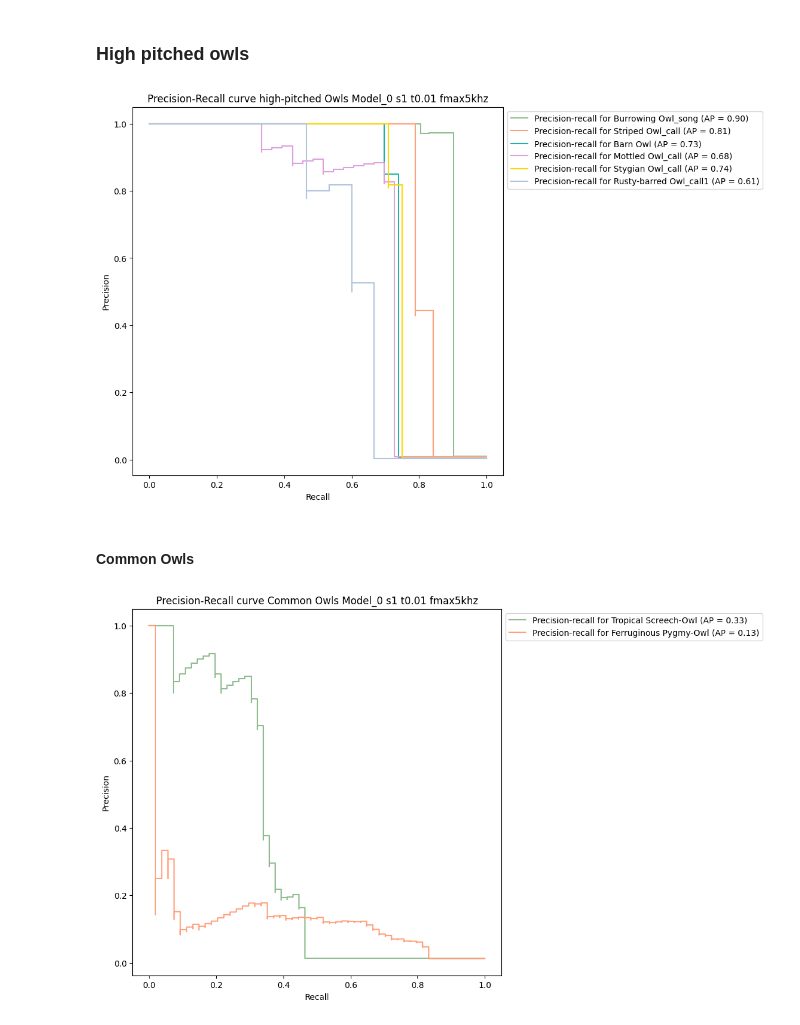
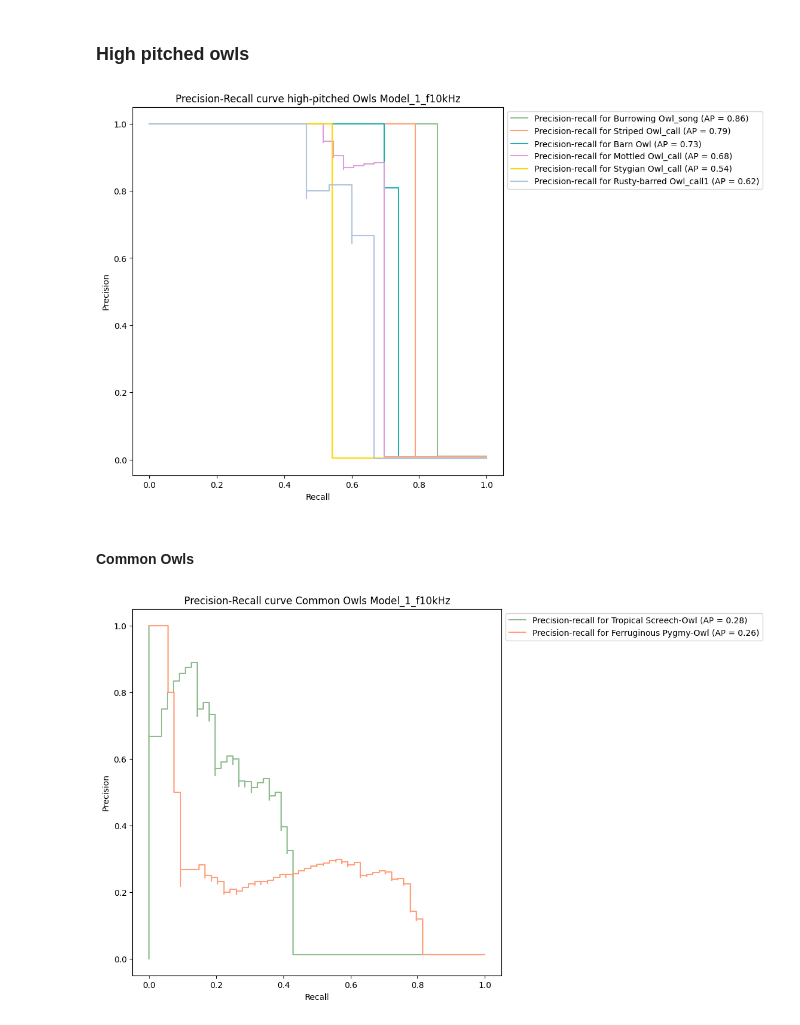
Before and after one commit to agosjuncosa/Retraining-BirdNET_Owls, a Jupyter notebook: AL_BirdNET/Evaluation/Evaluation_macro mAP_BirdNET.ipynb, the cells around one changed output. Drawn from its saved outputs; the diff is of its cells as text; code cells hidden in the pictures.

```diff
--- a/AL_BirdNET/Evaluation/Evaluation_macro mAP_BirdNET.ipynb
+++ b/AL_BirdNET/Evaluation/Evaluation_macro mAP_BirdNET.ipynb
@@ -7,7 +7,7 @@ from sklearn.metrics import average_precision_score
 # %%
 # Paths to the CSV files
 true_labels_path = ('/mnt/d/retraining_BirdNET_2025/model_test/input_ready/one-hot-encoded_validation1.csv')
-predictions_path = ('/mnt/d/retraining_BirdNET_2025/model_test/results/model_0_0129_s1_t0.01_analyzed5khz/m0_predicted_labels.csv')
+predictions_path = ('/mnt/d/retraining_BirdNET_2025/model_test/results/m1_02192025_trained-analyzedf10kHz/m1_predicted_labels.csv')
 # %%
 # Load the DataFrames
 true_labels_df = pd.read_csv(true_labels_path)
@@ -215,13 +215,13 @@ for class_name, class_idx, color in zip(selected_class_names, selected_classes,
 # Add title and legend
 
 
-ax.set_title("Precision-Recall curve high-pitched Owls Model_0 s1 t0.01 fmax5khz")
+ax.set_title("Precision-Recall curve high-pitched Owls Model_1_f10kHz")
 ax.legend(loc="upper left", bbox_to_anchor=(1, 1))  # Adjust location to the right of the plot
 
 # Adjust layout to make room for the legend
 plt.tight_layout(rect=[1, 1, 0.75, 2])
 # Save the plot as PNG or JPG
-plt.savefig('/mnt/d/retraining_BirdNET_2025/model_test/results/model_0_0129_s1_t0.01_analyzed5khz/high-pitch-owls_precision_recall_curve.png', format='png', dpi=300, bbox_inches='tight')  # PNG format
+plt.savefig('/mnt/d/retraining_BirdNET_2025/model_test/results/m1_02192025_trained-analyzedf10kHz/high-pitch-owls_precision_recall_curve.png', format='png', dpi=300, bbox_inches='tight')  # PNG format
 # plt.savefig('precision_recall_curve.jpg', format='jpg', dpi=300)  # JPG format
 
 # Show the plot
@@ -229,7 +229,7 @@ plt.savefig('/mnt/d/retraining_BirdNET_2025/model_test/results/model_0_0129_s1_t
 
 plt.show()
 # %% [output]
-[figure, old version]
+[figure, new version]
 # %% [markdown]
 #### Common Owls
 # %%
@@ -242,36 +242,36 @@ selected_classes = [list(class_names).index(class_name) for class_name in select
 # Setup plot details
 colors = cycle(["darkseagreen", "lightsalmon"])
 
 # Create the plot
 _, ax = plt.subplots(figsize=(8, 8))
 
 # Plot precision-recall curve for each selected class
 for class_name, class_idx, color in zip(selected_class_names, selected_classes, colors):
     display = PrecisionRecallDisplay(
         recall=recall[class_idx],
         precision=precision[class_idx],
         average_precision=average_precision[class_idx],
     )
     display.plot(ax=ax, name=f"Precision-recall for {class_name}", color=color)
 
 # Add title and legend
 
 
-ax.set_title("Precision-Recall curve Common Owls Model_0 s1 t0.01 fmax5khz")
+ax.set_title("Precision-Recall curve Common Owls Model_1_f10kHz")
 ax.legend(loc="upper left", bbox_to_anchor=(1, 1))  # Adjust location to the right of the plot
 
 # Adjust layout to make room for the legend
 plt.tight_layout(rect=[1, 1, 0.75, 2])
 # Save the plot as PNG or JPG
-plt.savefig('/mnt/d/retraining_BirdNET_2025/model_test/results/model_0_0129_s1_t0.01_analyzed5khz/common-owls_precision_recall_curve.png', format='png', dpi=300, bbox_inches='tight')  # PNG format
+plt.savefig('/mnt/d/retraining_BirdNET_2025/model_test/results/m1_02192025_trained-analyzedf10kHz/common-owls_precision_recall_curve.png', format='png', dpi=300, bbox_inches='tight')  # PNG format
 # plt.savefig('precision_recall_curve.jpg', format='jpg', dpi=300)  # JPG format
 
 # Show the plot
 
 
 plt.show()
 # %% [output]
-[figure, old version]
+[figure, new version]
 # %%
 # Specify the class indices you want to plot
 selected_class_names = ['Little Nightjar','Rufous Nightjar','Long-tailed Potoo',
```
Also changed, not shown: parts of 4 cells of this notebook, 4 other files.
